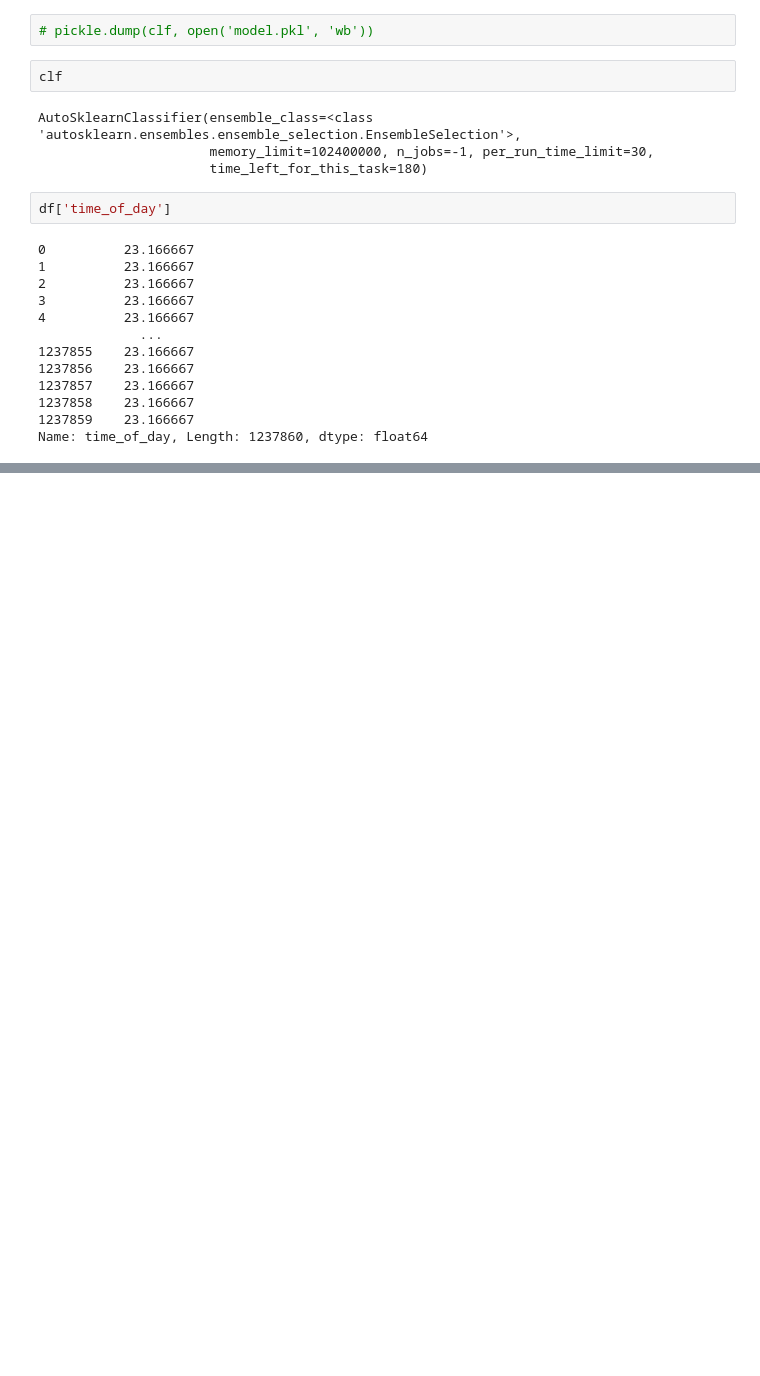
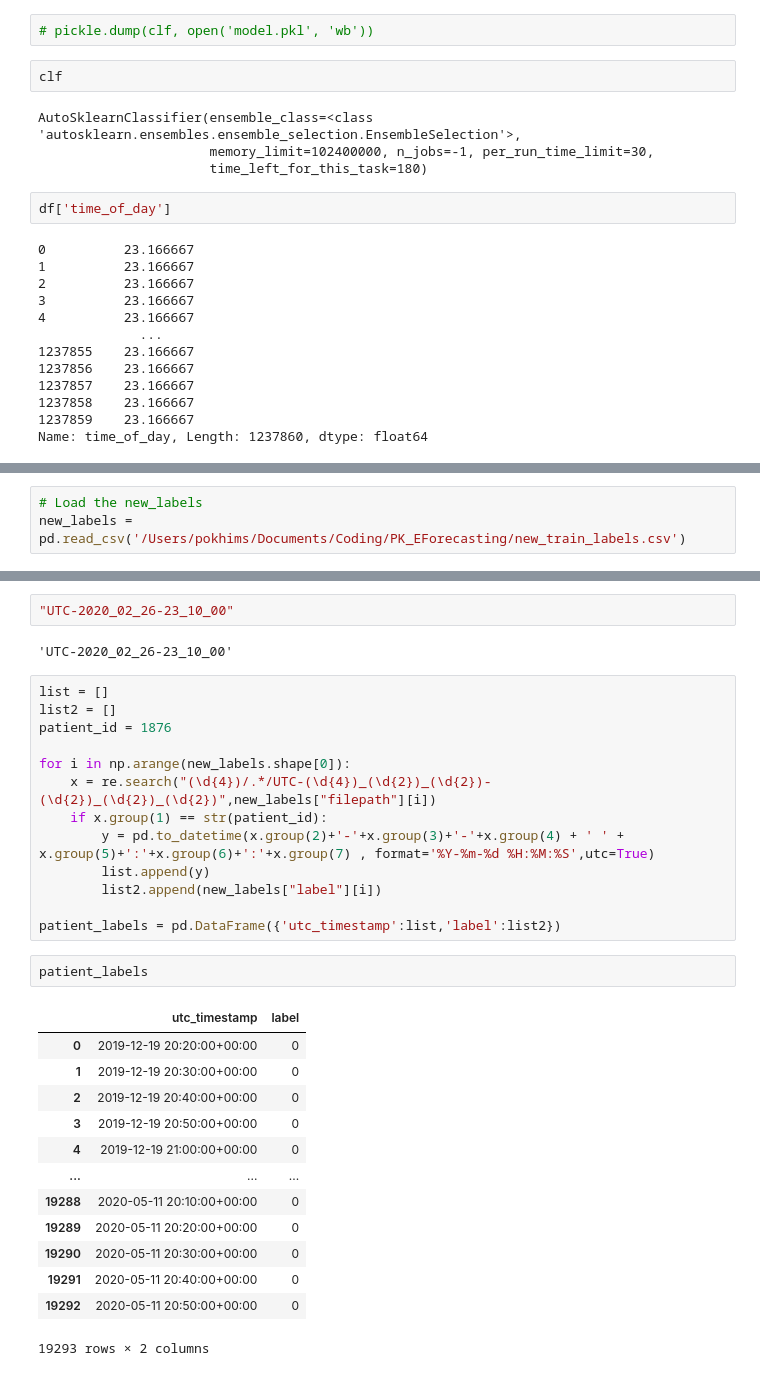
Before and after one commit to Spokhim/PK_EForecasting, a Jupyter notebook: Model_Accel.ipynb, the cells around one changed output, grey strips where cells are left out. Saved outputs shown, nothing was run; the diff lists cells and outputs as text; blank space fills up the shorter version.

```diff
--- a/Model_Accel.ipynb
+++ b/Model_Accel.ipynb
@@ -548,0 +754,3 @@ Name: time_of_day, Length: 1237860, dtype: float64
+# %%
+# Load the new_labels
+new_labels = pd.read_csv('/Users/pokhims/Documents/Coding/PK_EForecasting/new_train_labels.csv')
@@ -548,0 +787,33 @@ Name: time_of_day, Length: 1237860, dtype: float64
+# %%
+"UTC-2020_02_26-23_10_00"
+# %% [output]
+'UTC-2020_02_26-23_10_00'
+# %%
+list = []
+list2 = []
+patient_id = 1876
+
+for i in np.arange(new_labels.shape[0]):
+    x = re.search("(\d{4})/.*/UTC-(\d{4})_(\d{2})_(\d{2})-(\d{2})_(\d{2})_(\d{2})",new_labels["filepath"][i])
+    if x.group(1) == str(patient_id):
+        y = pd.to_datetime(x.group(2)+'-'+x.group(3)+'-'+x.group(4) + ' ' + x.group(5)+':'+x.group(6)+':'+x.group(7) , format='%Y-%m-%d %H:%M:%S',utc=True)
+        list.append(y)
+        list2.append(new_labels["label"][i])
+
+patient_labels = pd.DataFrame({'utc_timestamp':list,'label':list2})
+# %%
+patient_labels
+# %% [output]
+|  | utc_timestamp | label |
+| 0 | 2019-12-19 20:20:00+00:00 | 0 |
+| 1 | 2019-12-19 20:30:00+00:00 | 0 |
+| 2 | 2019-12-19 20:40:00+00:00 | 0 |
+| 3 | 2019-12-19 20:50:00+00:00 | 0 |
+| 4 | 2019-12-19 21:00:00+00:00 | 0 |
+| ... | ... | ... |
+| 19288 | 2020-05-11 20:10:00+00:00 | 0 |
+| 19289 | 2020-05-11 20:20:00+00:00 | 0 |
+| 19290 | 2020-05-11 20:30:00+00:00 | 0 |
+| 19291 | 2020-05-11 20:40:00+00:00 | 0 |
+| 19292 | 2020-05-11 20:50:00+00:00 | 0 |
+19293 rows × 2 columns
```
Also changed, not shown: parts of 44 cells of this notebook, 4 other files.
